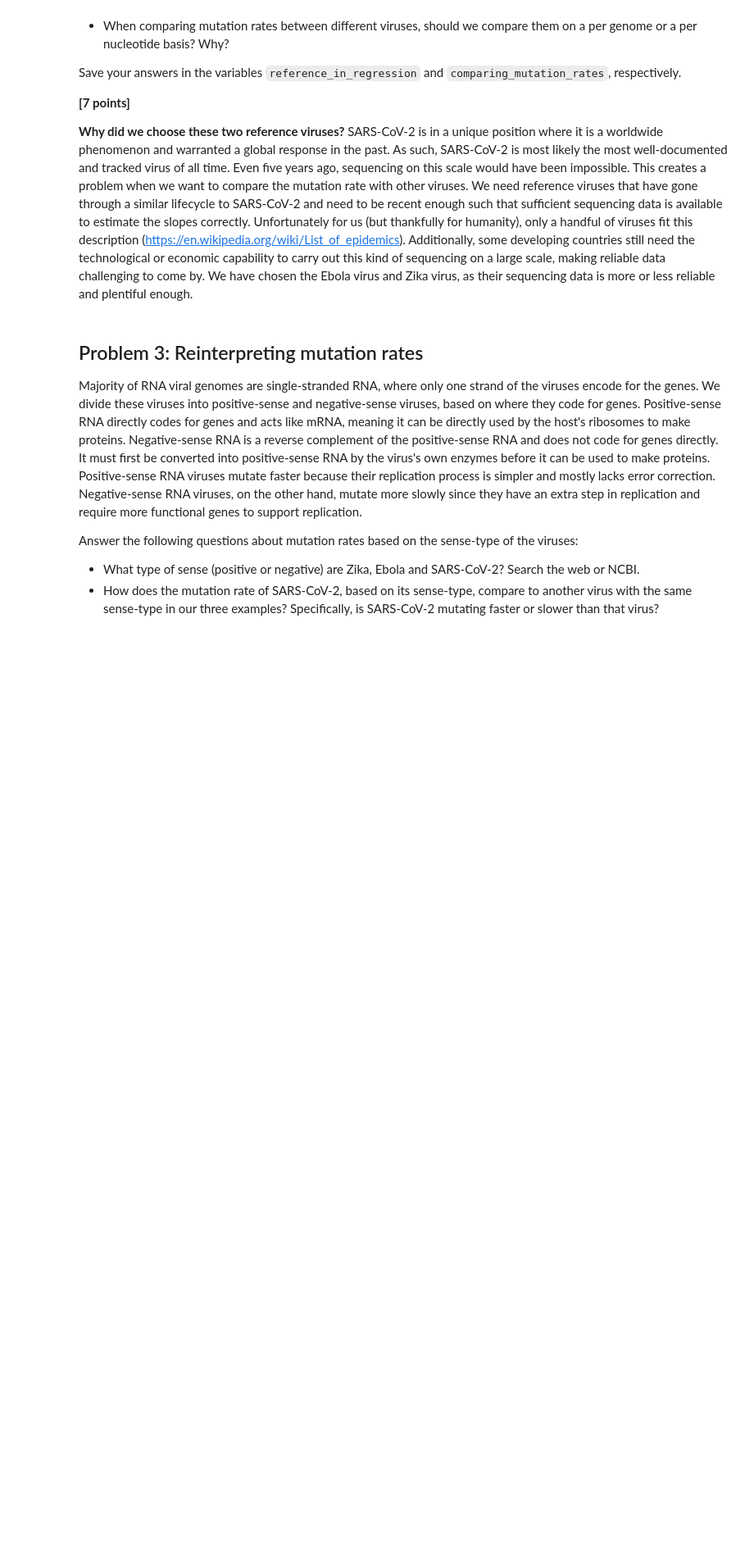
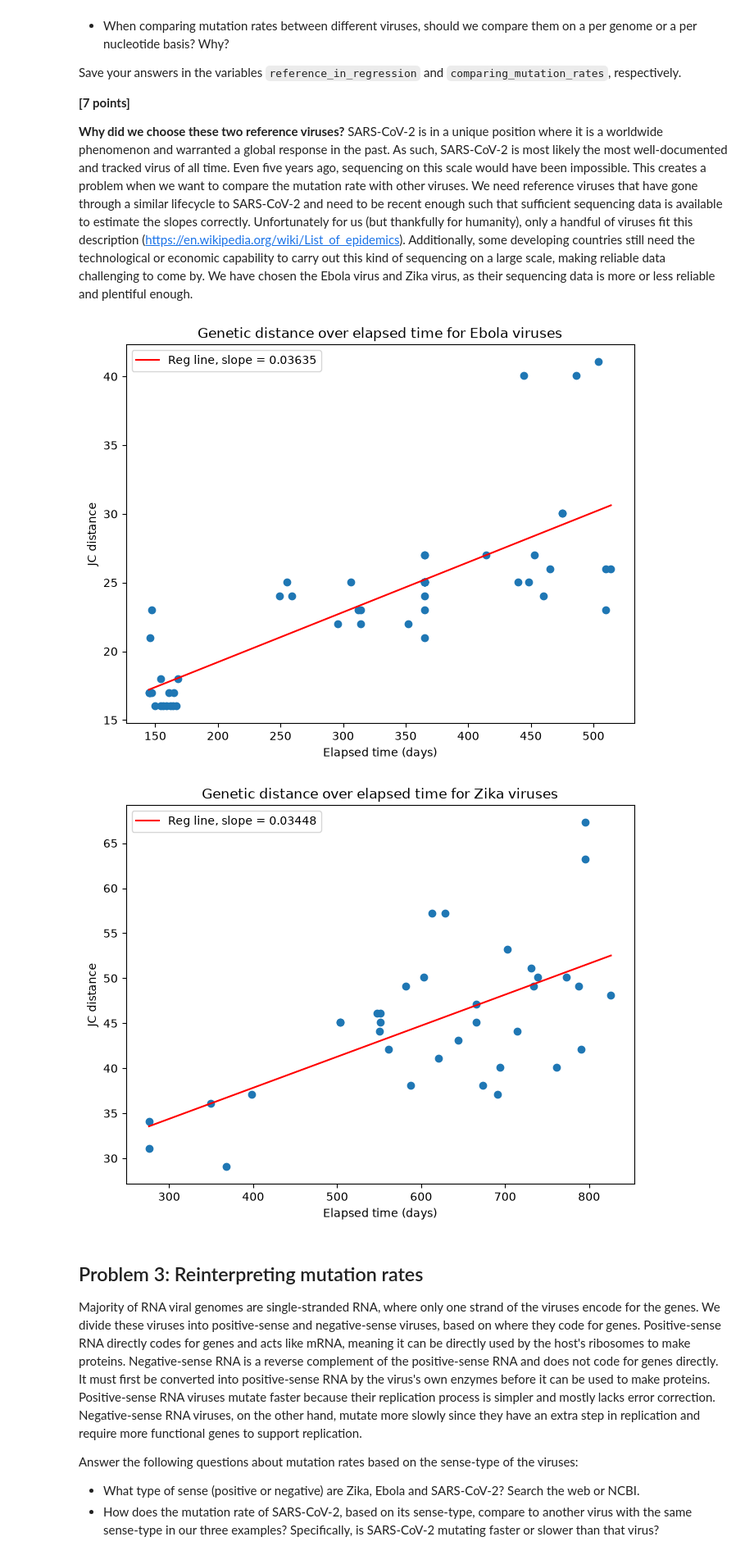
Before and after one commit to an308/assign_viral_evo, a Jupyter notebook: viral_evo_workbook.ipynb, the cells around one changed output. Shown at 82% size. Saved outputs shown, nothing was run; the diff lists cells and outputs as text; code cells hidden in the pictures; blank space fills up the shorter version.

Commit message:
question 2 - jc distances

```diff
--- a/viral_evo_workbook.ipynb
+++ b/viral_evo_workbook.ipynb
@@ -94,7 +91,7 @@ info = {}
 dists = {}
 
 for record in SeqIO.parse("data/p1-sars-cov-2-variants.fasta", "fasta"):
-    accession, country, date = record.id.split("|")
+    accession, country, date = record.description.split("|")
     info[accession] = (country, pd.to_datetime(date))
     seqs[accession] = str(record.seq)
 
@@ -107,8 +104,8 @@ ref_date = info[ref_acc][1]
 
 rows = []
 for acc, seq in seqs.items():
-    if acc == ref_acc:
-        continue
+    # if acc == ref_acc:
+    #     continue
     rows.append({
         "accession": acc,
         "country": info[acc][0],
@@ -188,6 +188,76 @@ Save your answers in the variables `reference_in_regression` and `comparing_muta
 
 
 **Why did we choose these two reference viruses?** SARS-CoV-2 is in a unique position where it is a worldwide phenomenon and warranted a global response in the past. As such, SARS-CoV-2 is most likely the most well-documented and tracked virus of all time. Even five years ago, sequencing on this scale would have been impossible. This creates a problem when we want to compare the mutation rate with other viruses. We need reference viruses that have gone through a similar lifecycle to SARS-CoV-2 and need to be recent enough such that sufficient sequencing data is available to estimate the slopes correctly. Unfortunately for us (but thankfully for humanity), only a handful of viruses fit this description (https://en.wikipedia.org/wiki/List_of_epidemics). Additionally, some developing countries still need the technological or economic capability to carry out this kind of sequencing on a large scale, making reliable data challenging to come by. We have chosen the Ebola virus and Zika virus, as their sequencing data is more or less reliable and plentiful enough.
+# %%
+
+def get_mutation_rate(filename, name):
+
+    seqs = {}
+    info = {}
+
+    for record in SeqIO.parse(filename, "fasta"):
+        accession, country, date = record.description.split("|")
+        info[accession] = (country, pd.to_datetime(date))
+        seqs[accession] = str(record.seq)
+
+    # use min as ref
+    ref_acc = min(info, key=lambda x:info[x][1])
+    ref_seq = seqs[ref_acc]
+    ref_date = info[ref_acc][1]
+
+    rows = []
+    for acc, seq in seqs.items():
+        if acc == ref_acc:
+            continue
+        rows.append({
+            "accession": acc, "country": info[acc][0],
+            "days": (info[acc][1] - ref_date).days, "jc": jukes_cantor(ref_seq, seq)
+        })
+
+    df = pd.DataFrame(rows)
+    slope, intercept = np.polyfit(df["days"], df["jc"], 1)
+    x = np.linspace(df["days"].min(), df["days"].max(), 100)
+
+    fig, ax = plt.subplots(figsize=(8, 6))
+    ax.scatter(df["days"], df["jc"])
+    ax.plot(x, slope * x + intercept, color="red", label=f"Reg line, slope = {slope:.5f}")
+    plt.title(f"Genetic distance over elapsed time for {name} viruses")
+    plt.xlabel("Elapsed time (days)")
+    plt.ylabel("JC distance")
+    ax.legend()
+    plt.show()
+
+
+for virus, name in [("data/p2-ebola-viruses.fasta", "Ebola"), ("data/p2-zika-viruses.fasta", "Zika")]:
+    get_mutation_rate(virus, name)
+
+# working out for the mutation rate vars:
+
+# comparable_lens = []
+# valid = set("ACGT")
+# for seq in seqs.values():
+#     if seq != ref_seq:
+#         length = 0
+
+#         for a, b in zip(ref_seq.upper(), seq.upper()):
+#             if a in valid and b in valid:
+#                 length += 1
+
+#         comparable_lens.append(length)
+
+# sars_cov_2_per_genome_per_day = slope
+# sars_cov_2_per_nt_per_day = slope / np.mean(comparable_lens)
+# print(sars_cov_2_per_genome_per_day, sars_cov_2_per_nt_per_day)
+
+# id_refs = []
+# for acc, seq in seqs.items():
+#     if seq.upper() == ref_seq.upper():
+#         id_refs.append(acc)
+
+# print(id_refs)
+# %% [output]
+[figure, added]
+[figure, added]
 # %%
 ebola_per_genome_per_day = 0.0
 ebola_per_nt_per_day = 0.0
```
Also changed, not shown: parts of 3 cells of this notebook, 1 other file.
